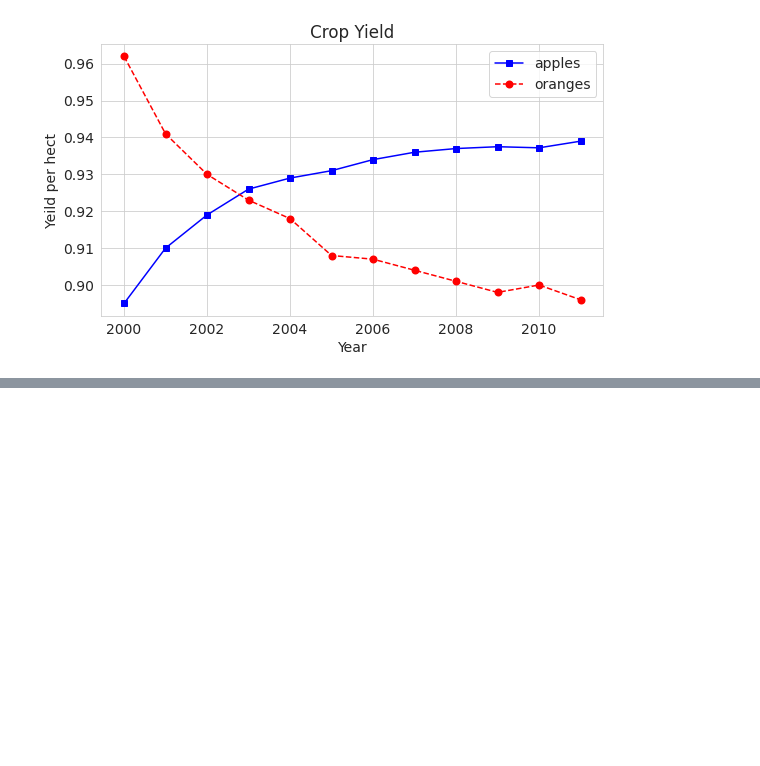
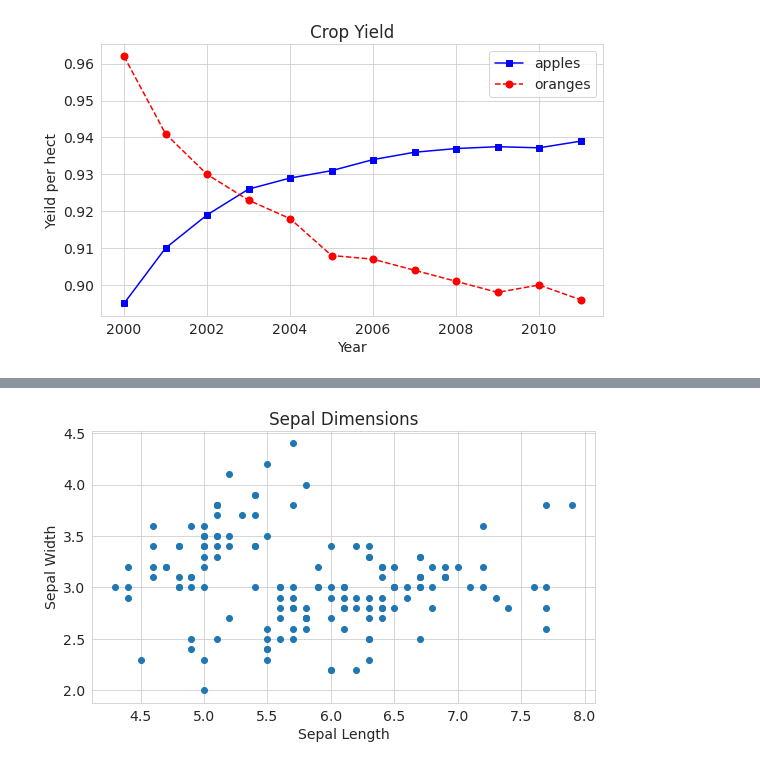
Before and after one commit to imshiv-10/Numerical-libraries, a Jupyter notebook: matplotLib_Numerical.ipynb, the cells around one changed output, grey strips where cells are left out. Cells and saved outputs as stored; diff of their text form; code cells hidden in the pictures; blank space fills up the shorter version.

```diff
--- a/matplotLib_Numerical.ipynb
+++ b/matplotLib_Numerical.ipynb
@@ -71,0 +114,7 @@ plt.legend(['apples', 'oranges']);
+# %%
+plt.scatter(flowers_df.sepal_length, flowers_df.sepal_width)
+plt.xlabel('Sepal Length')
+plt.ylabel('Sepal Width')
+plt.title('Sepal Dimensions');
+# %% [output]
+[figure, added]
```
Also changed, not shown: parts of 18 cells of this notebook.
